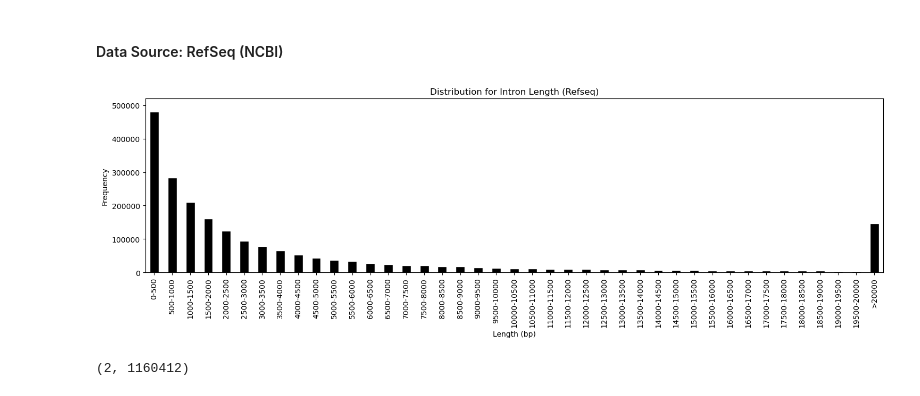
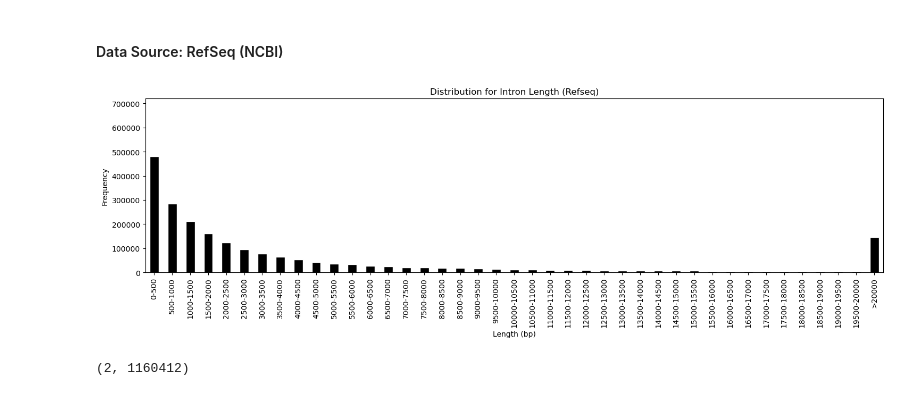
Before and after one commit to KyleCarlo/gene-annotation-analysis-of-human-genome, a Jupyter notebook: Bioinformatics_Ex1.ipynb, the cells around one changed output. Cells and saved outputs as stored; diff of their text form; code cells hidden in the pictures.

Commit message:
update ylim

```diff
--- a/Bioinformatics_Ex1.ipynb
+++ b/Bioinformatics_Ex1.ipynb
@@ -581,23 +581,23 @@ for each in refseq_introns_df.itertuples():
 # %%
 intron_lengths = pd.Series(introns)
 
 bin_edges = list(range(0, 20001, 500)) + [2_000_000]
 bin_labels = [f"{i}-{i+500}" for i in range(0, 20000, 500)] + ['>20000']
 binned = pd.cut(intron_lengths, bins=bin_edges, labels=bin_labels, right=True)
 
 bin_counts = binned.value_counts(sort=False)
 
 plt.figure(figsize=(15, 5))
 bin_counts.plot(kind='bar', color='black', edgecolor='white')
 plt.xlabel("Length (bp)")
 plt.ylabel("Frequency")
 plt.title("Distribution for Intron Length (Refseq)")
 plt.xticks(rotation=90)
 plt.tight_layout()
-plt.ylim(0,520_000)
+plt.ylim(0,720_000)
 plt.show()
 # %% [output]
-[figure, old version]
+[figure, new version]
 # %%
 min(intron_lengths), max(intron_lengths)
 # %% [output]
```
Also changed, not shown: parts of 1 cell of this notebook.
